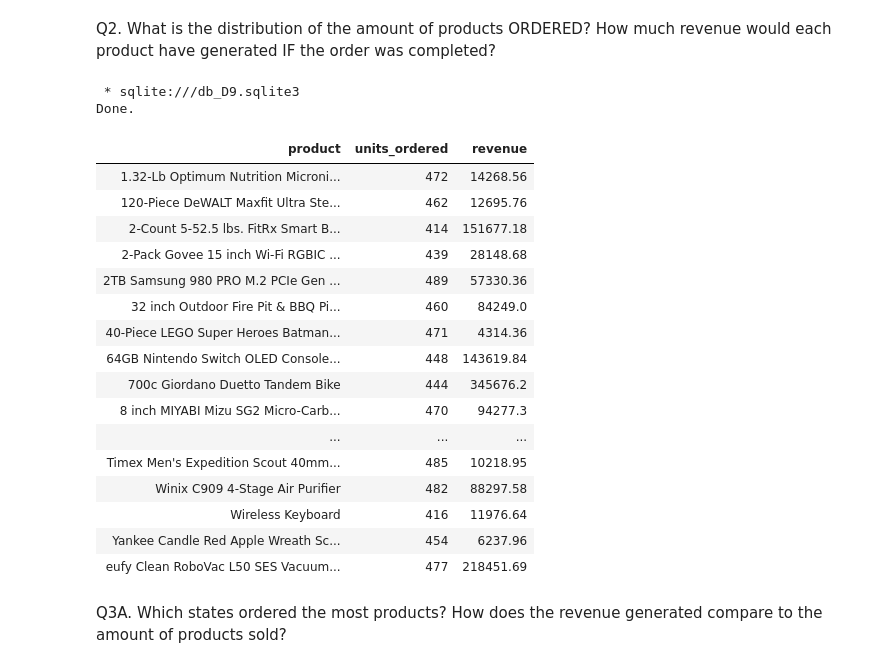
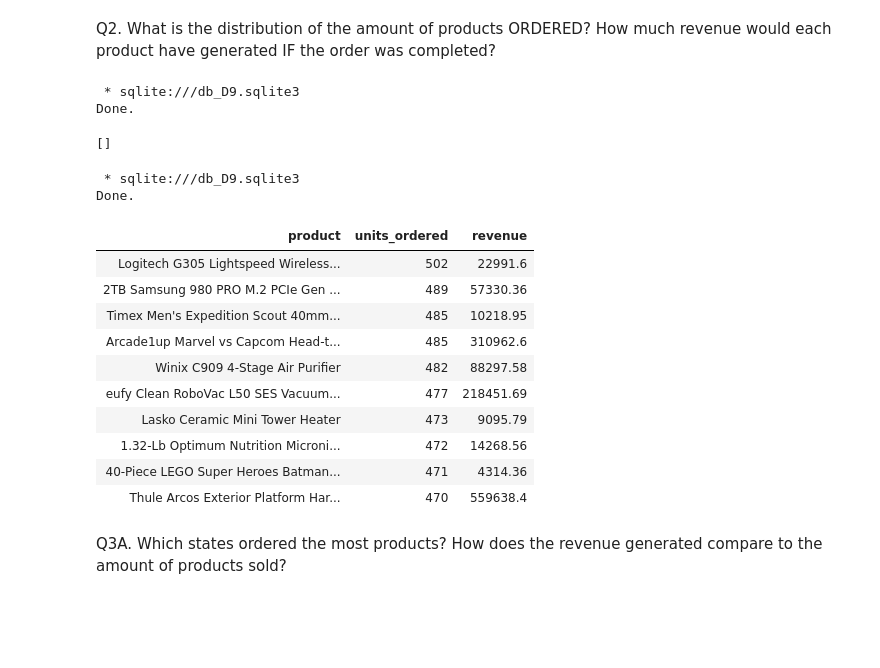
Before and after one commit to Jmo-101/Eks_commerce_app, a Jupyter notebook: data_engineer/D9_queries.ipynb, the cells around one changed output. Saved outputs shown, nothing was run; the diff lists cells and outputs as text; code cells hidden in the pictures; blank space fills up the shorter version.

```diff
--- a/data_engineer/D9_queries.ipynb
+++ b/data_engineer/D9_queries.ipynb
@@ -758,29 +750,35 @@ Q2.  What is the distribution of the amount of products ORDERED? How much revenu
 # %%
 %%sql
 
+CREATE VIEW view_q2_distribution_of_products AS
 SELECT product, count(*) as units_ordered, round(sum(total_price_usd), 2) as revenue
 FROM view_revenue_analysis
-Group By product;
+Group By product
+Order by units_ordered DESC;
 # %% [output]
  * sqlite:///db_D9.sqlite3
 Done.
-| product | units_ordered | revenue |
-| 1.32-Lb Optimum Nutrition Microni... | 472 | 14268.56 |
-| 120-Piece DeWALT Maxfit Ultra Ste... | 462 | 12695.76 |
-| 2-Count 5-52.5 lbs. FitRx Smart B... | 414 | 151677.18 |
-| 2-Pack Govee 15 inch Wi-Fi RGBIC ... | 439 | 28148.68 |
-| 2TB Samsung 980 PRO M.2 PCIe Gen ... | 489 | 57330.36 |
-| 32 inch Outdoor Fire Pit & BBQ Pi... | 460 | 84249.0 |
-| 40-Piece LEGO Super Heroes Batman... | 471 | 4314.36 |
-| 64GB Nintendo Switch OLED Console... | 448 | 143619.84 |
-| 700c Giordano Duetto Tandem Bike | 444 | 345676.2 |
-| 8 inch MIYABI Mizu SG2 Micro-Carb... | 470 | 94277.3 |
-| ... | ... | ... |
-| Timex Men's Expedition Scout 40mm... | 485 | 10218.95 |
-| Winix C909 4-Stage Air Purifier | 482 | 88297.58 |
-| Wireless Keyboard | 416 | 11976.64 |
-| Yankee Candle Red Apple Wreath Sc... | 454 | 6237.96 |
-| eufy Clean RoboVac L50 SES Vacuum... | 477 | 218451.69 |
+[]
+# %%
+%%sql
+
+SELECT *
+FROM view_q2_distribution_of_products
+LIMIT 10;
+# %% [output]
+ * sqlite:///db_D9.sqlite3
+Done.
+| product | units_ordered | revenue |
+| Logitech G305 Lightspeed Wireless... | 502 | 22991.6 |
+| 2TB Samsung 980 PRO M.2 PCIe Gen ... | 489 | 57330.36 |
+| Timex Men's Expedition Scout 40mm... | 485 | 10218.95 |
+| Arcade1up Marvel vs Capcom Head-t... | 485 | 310962.6 |
+| Winix C909 4-Stage Air Purifier | 482 | 88297.58 |
+| eufy Clean RoboVac L50 SES Vacuum... | 477 | 218451.69 |
+| Lasko Ceramic Mini Tower Heater | 473 | 9095.79 |
+| 1.32-Lb Optimum Nutrition Microni... | 472 | 14268.56 |
+| 40-Piece LEGO Super Heroes Batman... | 471 | 4314.36 |
+| Thule Arcos Exterior Platform Har... | 470 | 559638.4 |
 # %% [markdown]
 Q3A.  Which states ordered the most products? How does the revenue generated compare to the amount of products sold?
 # %%
```
Also changed, not shown: parts of 13 cells of this notebook, 7 other files.
